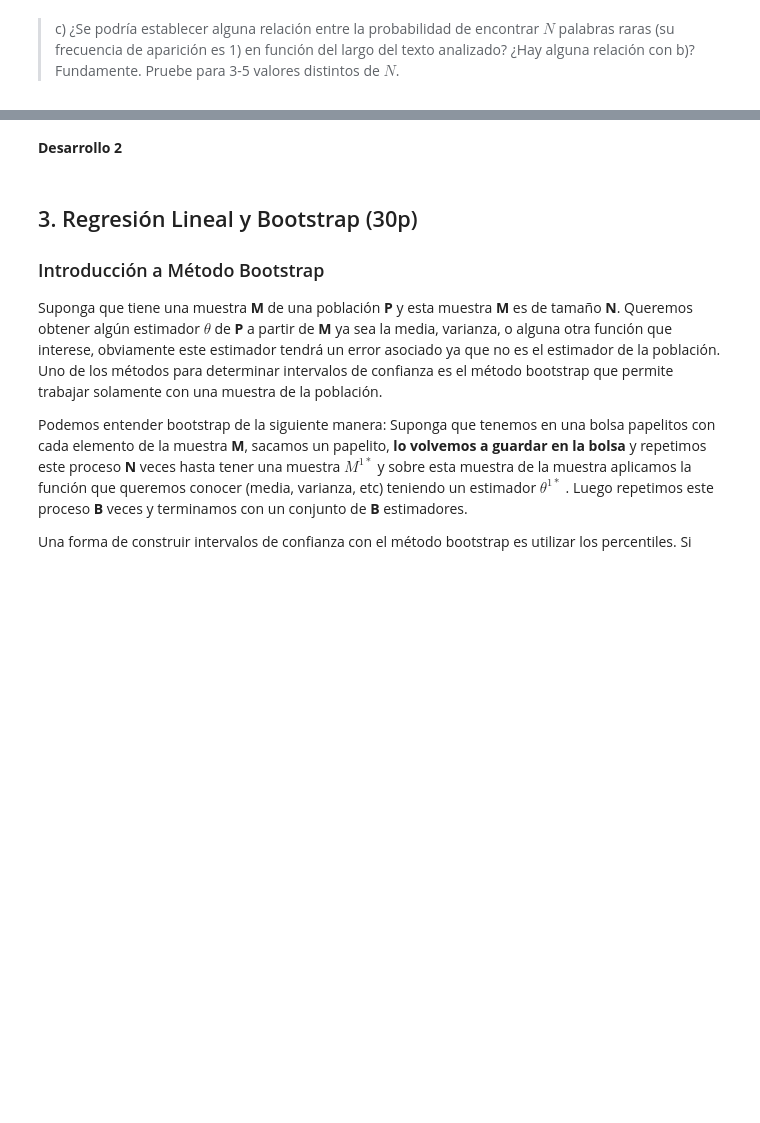
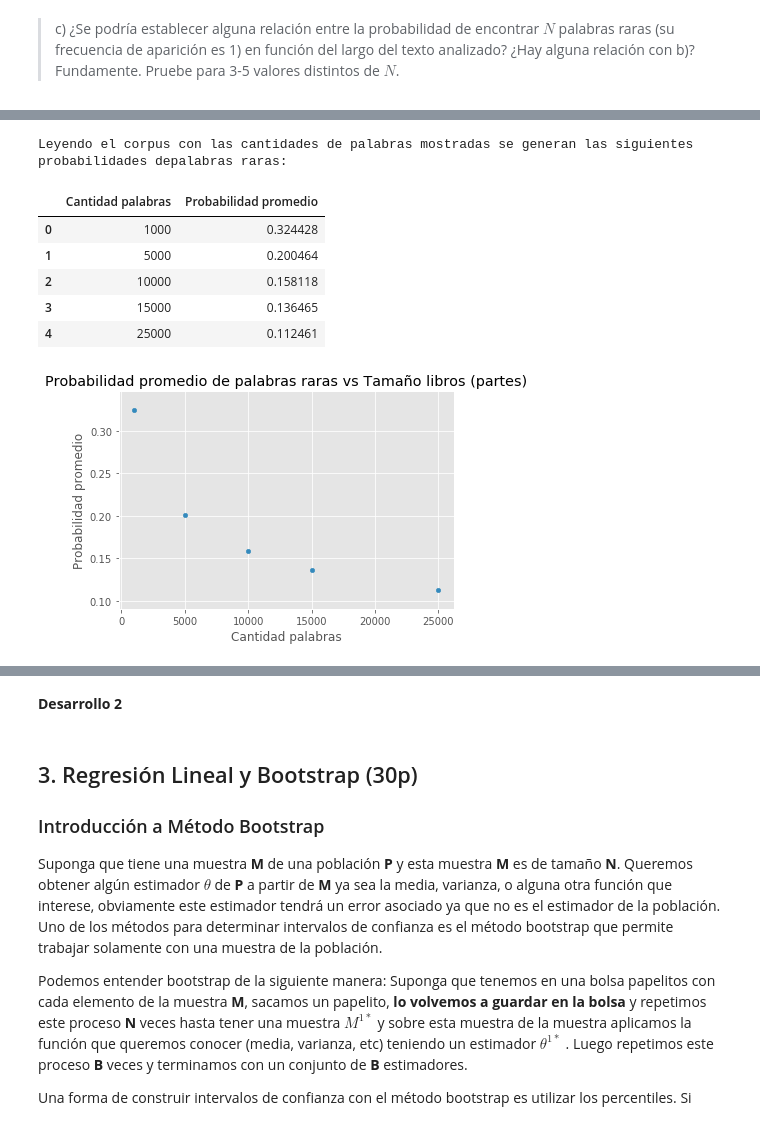
Before and after one commit to dmedelba/Lab3-Estaca, a Jupyter notebook: Laboratorio 3.ipynb, the cells around one changed output, grey strips where cells are left out. Drawn from its saved outputs; the diff is of its cells as text; code cells hidden in the pictures; blank space fills up the shorter version.

Commit message:
avance p3, tomando partes en palabras

```diff
--- a/Laboratorio 3.ipynb
+++ b/Laboratorio 3.ipynb
@@ -182,0 +132,57 @@ con porcentaje:  9.6 %
+# %%
+def cuentaPalabras(tamPalabras):
+    cuenta_parte = dict()
+    palabrasLeidas = 0
+    probabilidades = list()
+    corpus = open('./corpus.txt', 'r')
+    for linea in corpus:
+        for palabra in linea.split():
+            # Contabilizar palabras
+            if palabra in cuenta_parte:
+                cuenta_parte[palabra] += 1
+            else:
+                cuenta_parte[palabra] = 1
+            palabrasLeidas += 1
+            # Finalizar revisión parte actual
+            if palabrasLeidas == (tamPalabras):
+                # Chequear palabras raras
+                cuenta_rara = 0
+                total = 0
+                # Conteo palabras raras
+                for palabra in cuenta_parte:
+                    cuenta_pal_actual = cuenta_parte[palabra]
+                    if cuenta_pal_actual == 1:
+                        cuenta_rara += 1
+                    total += cuenta_pal_actual
+                # Calcular resultado
+                probabilidades.append(cuenta_rara/total)
+                # Resetear variables
+                cuenta_parte.clear()
+                palabrasLeidas = 0
+    corpus.close()
+    df_probs = pd.DataFrame(probabilidades, columns = ['Probabilidad'])
+    return df_probs
+
+avgProbabilidades = list()
+largoPartesEnPalabras = [1000, 5000, 10000, 15000, 25000]
+for tamano in largoPartesEnPalabras:
+    average = cuentaPalabras(tamano).mean()[0]
+    avgProbabilidades.append(average)
+df_prob_tam = pd.DataFrame()
+df_prob_tam['Cantidad palabras'] = largoPartesEnPalabras
+df_prob_tam['Probabilidad promedio'] = avgProbabilidades
+print("Leyendo el corpus con las cantidades de palabras mostradas se generan las siguientes probabilidades depalabras raras:")
+display(df_prob_tam)
+
+df_prob_tam.plot.scatter(x='Cantidad palabras', y='Probabilidad promedio',
+                         title= "Probabilidad promedio de palabras raras vs Tamaño libros (partes)");
+print(df_prob_tam.corr())
+# %% [output]
+Leyendo el corpus con las cantidades de palabras mostradas se generan las siguientes probabilidades depalabras raras:
+|  | Cantidad palabras | Probabilidad promedio |
+| 0 | 1000 | 0.324428 |
+| 1 | 5000 | 0.200464 |
+| 2 | 10000 | 0.158118 |
+| 3 | 15000 | 0.136465 |
+| 4 | 25000 | 0.112461 |
+[figure, added]
```
Also changed, not shown: parts of 6 cells of this notebook.
